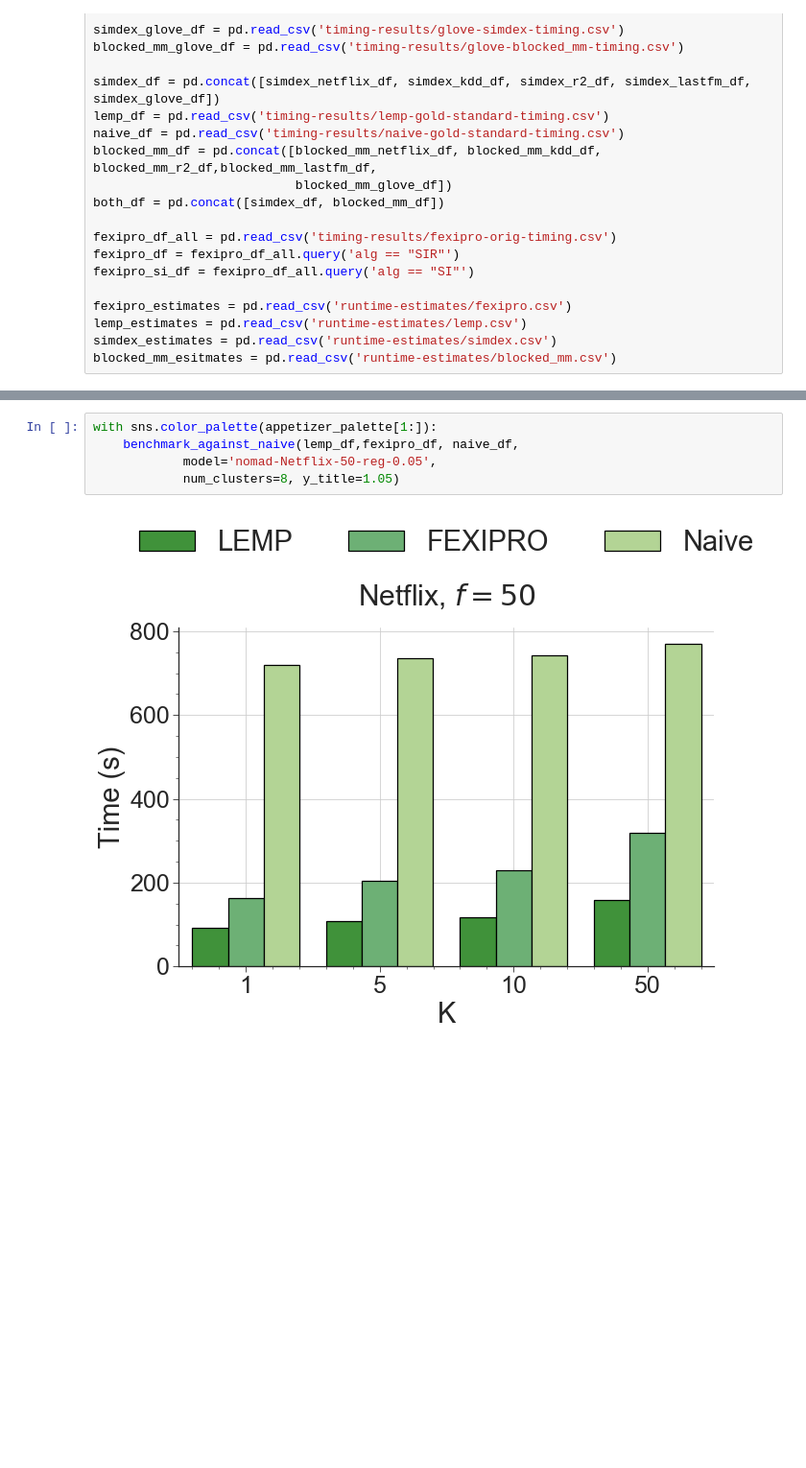
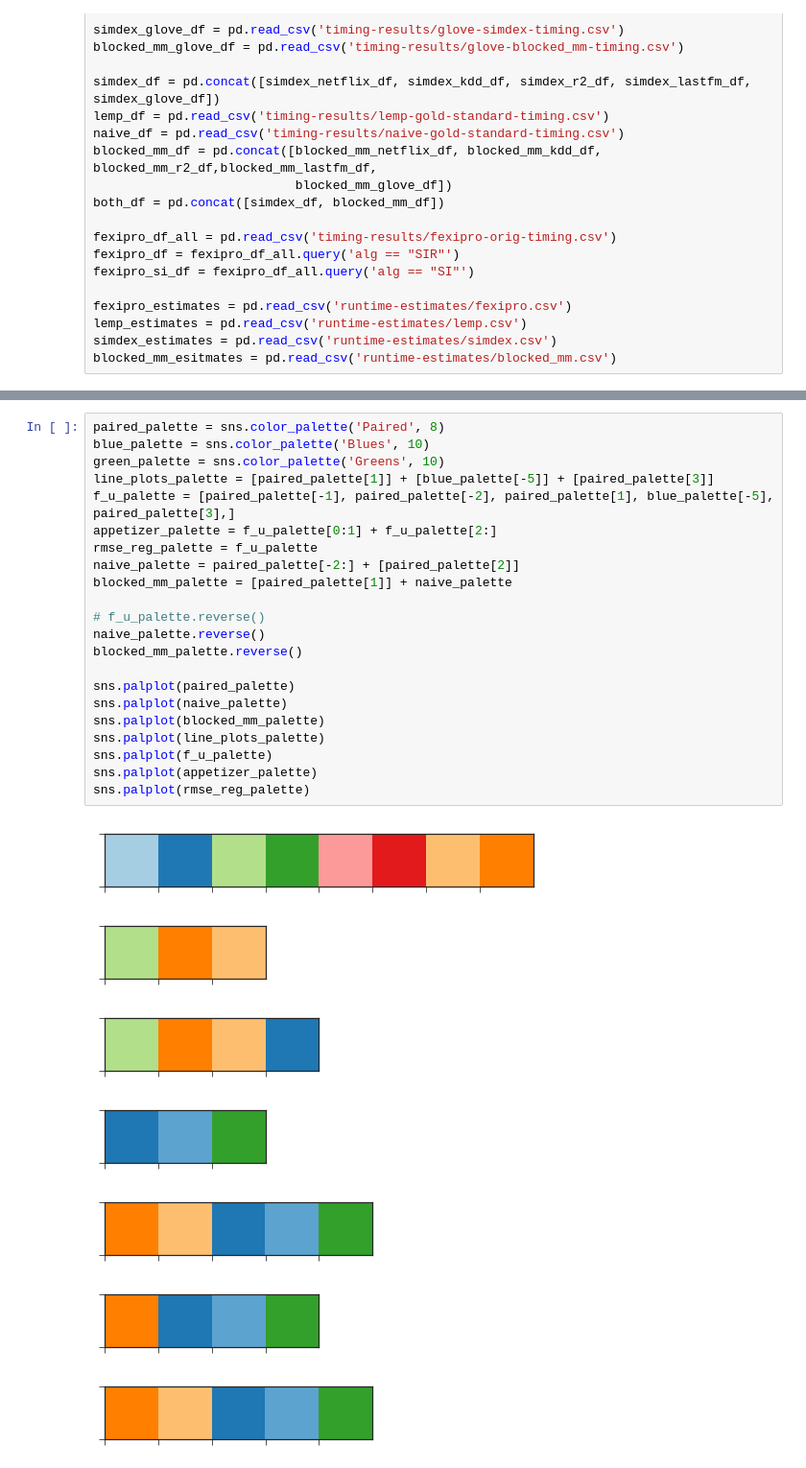
Before and after one commit to stanford-futuredata/optimus-maximus, a Jupyter notebook: plots/simdex-plots.ipynb, the cells around one changed output, grey strips where cells are left out. Shown: that part at 96% size. Cells and saved outputs as stored; diff of their text form; blank space fills up the shorter version.

```diff
--- a/plots/simdex-plots.ipynb
+++ b/plots/simdex-plots.ipynb
@@ -142,7 +66,30 @@ RMSE plots
-# %%
-with sns.color_palette(appetizer_palette[1:]):
-    benchmark_against_naive(lemp_df,fexipro_df, naive_df,
-            model='nomad-Netflix-50-reg-0.05',
-            num_clusters=8, y_title=1.05)
-# %% [output]
-[figure, removed]
+# %%
+paired_palette = sns.color_palette('Paired', 8)
+blue_palette = sns.color_palette('Blues', 10)
+green_palette = sns.color_palette('Greens', 10)
+line_plots_palette = [paired_palette[1]] + [blue_palette[-5]] + [paired_palette[3]]
+f_u_palette = [paired_palette[-1], paired_palette[-2], paired_palette[1], blue_palette[-5], paired_palette[3],]
+appetizer_palette = f_u_palette[0:1] + f_u_palette[2:]
+rmse_reg_palette = f_u_palette
+naive_palette = paired_palette[-2:] + [paired_palette[2]]
+blocked_mm_palette = [paired_palette[1]] + naive_palette
+
+# f_u_palette.reverse()
+naive_palette.reverse()
+blocked_mm_palette.reverse()
+
+sns.palplot(paired_palette)
+sns.palplot(naive_palette)
+sns.palplot(blocked_mm_palette)
+sns.palplot(line_plots_palette)
+sns.palplot(f_u_palette)
+sns.palplot(appetizer_palette)
+sns.palplot(rmse_reg_palette)
+# %% [output]
+[figure, added]
+[figure, added]
+[figure, added]
+[figure, added]
+[figure, added]
+[figure, added]
+[figure, added]
```
Also changed, not shown: parts of 22 cells of this notebook, 3 other files.
